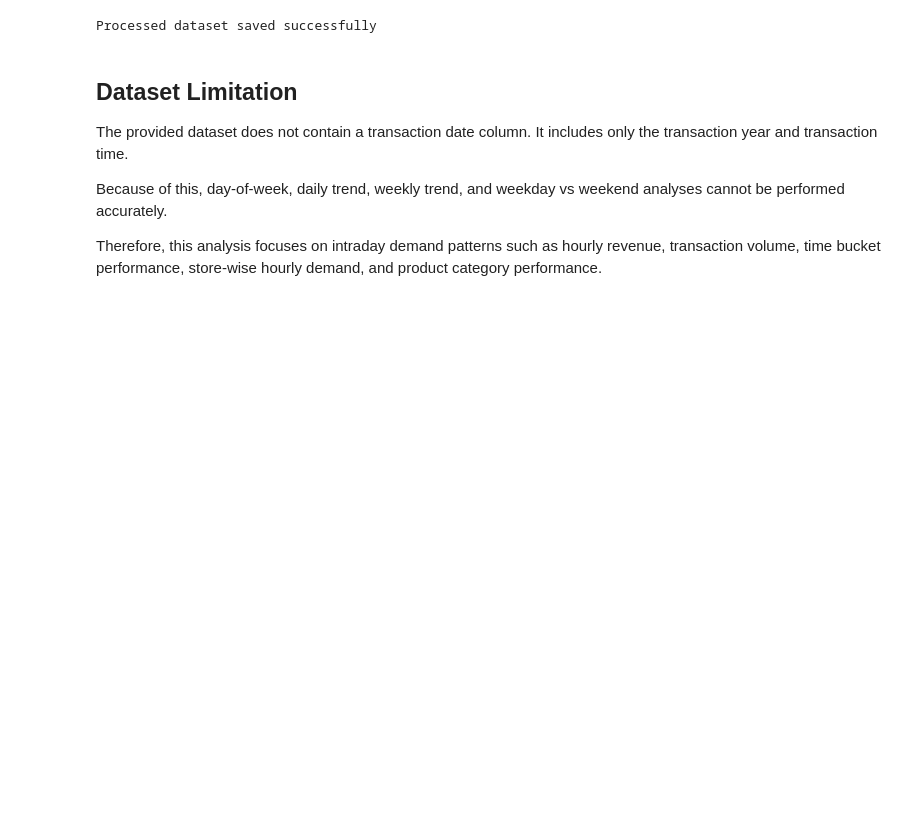
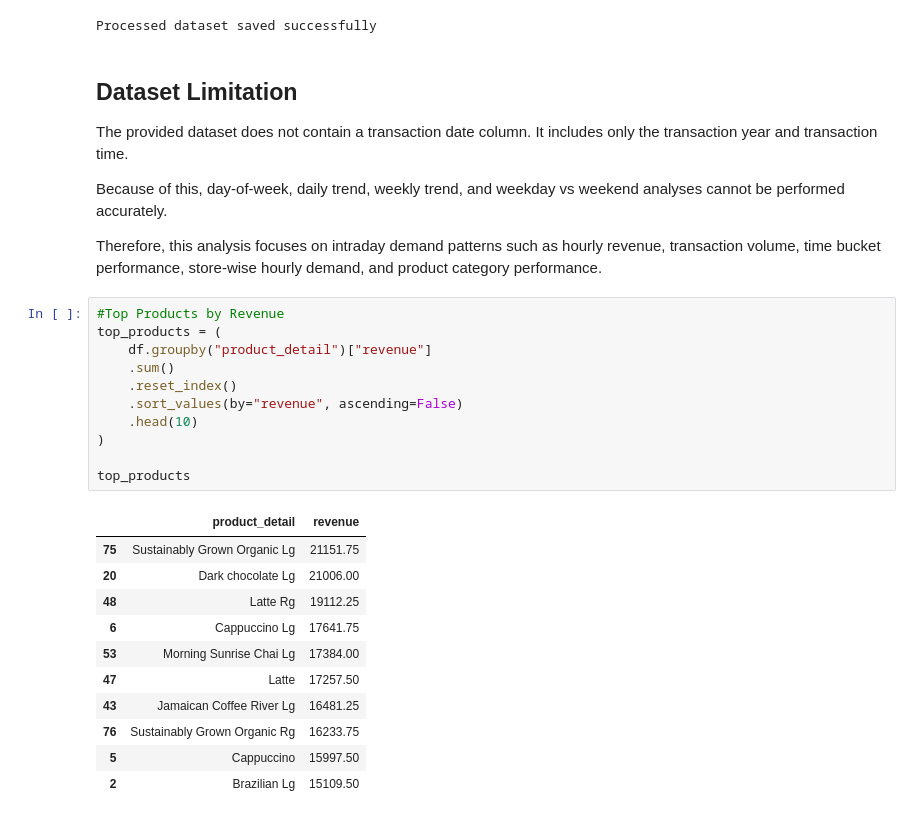
Before and after one commit to AN-ai-del/coffee-sales-trend-analysis, a Jupyter notebook: notebooks/EDA.ipynb, the cells around one changed output. Cells and saved outputs as stored; diff of their text form; blank space fills up the shorter version.

```diff
--- a/notebooks/EDA.ipynb
+++ b/notebooks/EDA.ipynb
@@ -519,3 +520,26 @@ The provided dataset does not contain a transaction date column. It includes onl
 Because of this, day-of-week, daily trend, weekly trend, and weekday vs weekend analyses cannot be performed accurately.
 
 Therefore, this analysis focuses on intraday demand patterns such as hourly revenue, transaction volume, time bucket performance, store-wise hourly demand, and product category performance.
+# %%
+#Top Products by Revenue
+top_products = (
+    df.groupby("product_detail")["revenue"]
+    .sum()
+    .reset_index()
+    .sort_values(by="revenue", ascending=False)
+    .head(10)
+)
+
+top_products
+# %% [output]
+|  | product_detail | revenue |
+| 75 | Sustainably Grown Organic Lg | 21151.75 |
+| 20 | Dark chocolate Lg | 21006.00 |
+| 48 | Latte Rg | 19112.25 |
+| 6 | Cappuccino Lg | 17641.75 |
+| 53 | Morning Sunrise Chai Lg | 17384.00 |
+| 47 | Latte | 17257.50 |
+| 43 | Jamaican Coffee River Lg | 16481.25 |
+| 76 | Sustainably Grown Organic Rg | 16233.75 |
+| 5 | Cappuccino | 15997.50 |
+| 2 | Brazilian Lg | 15109.50 |
```
Also changed, not shown: parts of 4 cells of this notebook.
